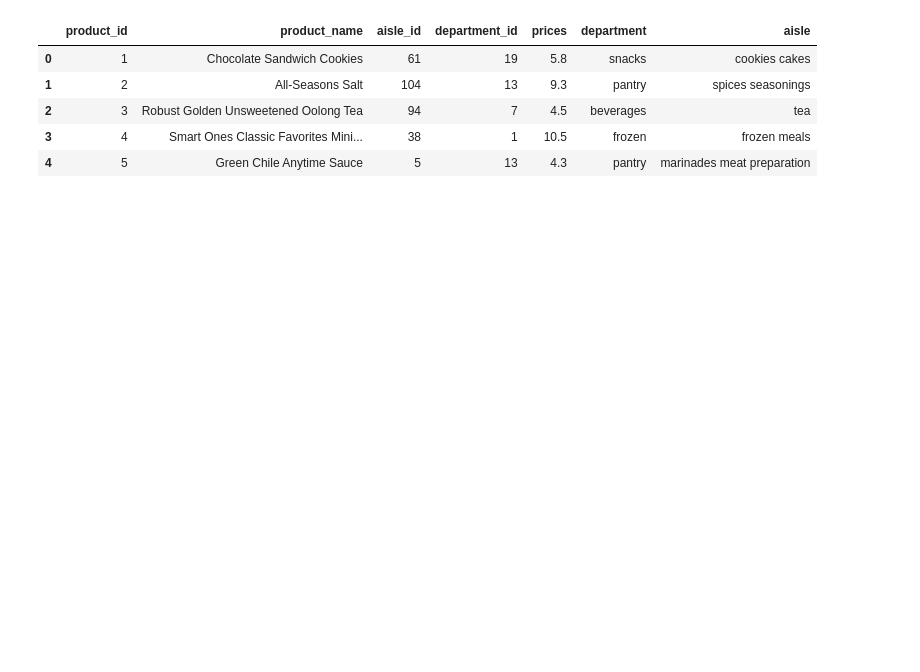
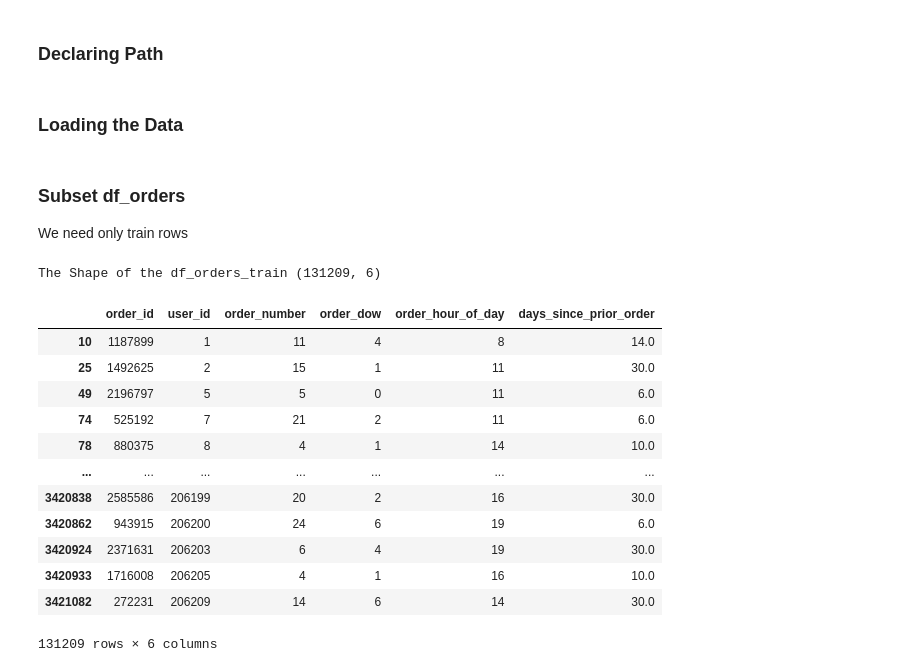
Before and after one commit to Tina856/data_analytics_with_python, a Jupyter notebook: notebooks/06_prepared.ipynb, the cells around one changed output. Drawn from its saved outputs; the diff is of its cells as text; code cells hidden in the pictures; blank space fills up the shorter version.

```diff
--- a/notebooks/06_prepared.ipynb
+++ b/notebooks/06_prepared.ipynb
@@ -30,22 +37,52 @@ df_products_departments.head(7)
+# %% [markdown]
+### Declaring Path
 # %%
-df_aisles = pd.read_csv('../data/raw/aisles.csv')
+raw_path = Path("../data/raw")
+processed_path = Path("../data/processed")
-# %%
-df_products_enriched= pd.merge(
-    df_products_departments,
-    df_aisles,
-    on= 'aisle_id',
-    how= 'left'
-    )
-df_products_enriched.head()
-# %% [output]
-|  | product_id | product_name | aisle_id | department_id | prices | department | aisle |
-| 0 | 1 | Chocolate Sandwich Cookies | 61 | 19 | 5.8 | snacks | cookies cakes |
-| 1 | 2 | All-Seasons Salt | 104 | 13 | 9.3 | pantry | spices seasonings |
-| 2 | 3 | Robust Golden Unsweetened Oolong Tea | 94 | 7 | 4.5 | beverages | tea |
-| 3 | 4 | Smart Ones Classic Favorites Mini... | 38 | 1 | 10.5 | frozen | frozen meals |
-| 4 | 5 | Green Chile Anytime Sauce | 5 | 13 | 4.3 | pantry | marinades meat preparation |
+# %% [markdown]
+### Loading the Data
 # %%
-df_orders_train= pd.read_csv('../data/raw/order_products_train.csv')
+df_orders = pd.read_csv(raw_path / "orders.csv")
+df_orders_products_train = pd.read_csv(raw_path / "order_products_train.csv")
+df_products = pd.read_csv(raw_path / "products.csv")
+df_departments = pd.read_csv(processed_path / "departments_t.csv")
+df_aisles = pd.read_csv(raw_path / "aisles.csv")
+# %% [markdown]
+### Subset df_orders
+
+We need only train rows
 # %%
-df_order_products_train= pd.read_csv('../data/raw/order_products_train.csv')
+df_orders_train = (
+    df_orders.loc[df_orders["eval_set"] == "train", [
+        "order_id",
+        "user_id",
+        "order_number",
+        "order_dow",
+        "order_hour_of_day",
+        "days_since_prior_order",
+    ]]
+    .copy()
+)
+df_orders_train.to_csv(processed_path / "orders_train.csv", index=False)
+del df_orders
+
+
+print(f'The Shape of the df_orders_train {df_orders_train.shape}')
+
+df_orders_train
+# %% [output]
+The Shape of the df_orders_train (131209, 6)
+|  | order_id | user_id | order_number | order_dow | order_hour_of_day | days_since_prior_order |
+| 10 | 1187899 | 1 | 11 | 4 | 8 | 14.0 |
+| 25 | 1492625 | 2 | 15 | 1 | 11 | 30.0 |
+| 49 | 2196797 | 5 | 5 | 0 | 11 | 6.0 |
+| 74 | 525192 | 7 | 21 | 2 | 11 | 6.0 |
+| 78 | 880375 | 8 | 4 | 1 | 14 | 10.0 |
+| ... | ... | ... | ... | ... | ... | ... |
+| 3420838 | 2585586 | 206199 | 20 | 2 | 16 | 30.0 |
+| 3420862 | 943915 | 206200 | 24 | 6 | 19 | 6.0 |
+| 3420924 | 2371631 | 206203 | 6 | 4 | 19 | 30.0 |
+| 3420933 | 1716008 | 206205 | 4 | 1 | 16 | 10.0 |
+| 3421082 | 272231 | 206209 | 14 | 6 | 14 | 30.0 |
+131209 rows × 6 columns
 # %%
```
Also changed, not shown: parts of 30 cells of this notebook, 18 other files.
